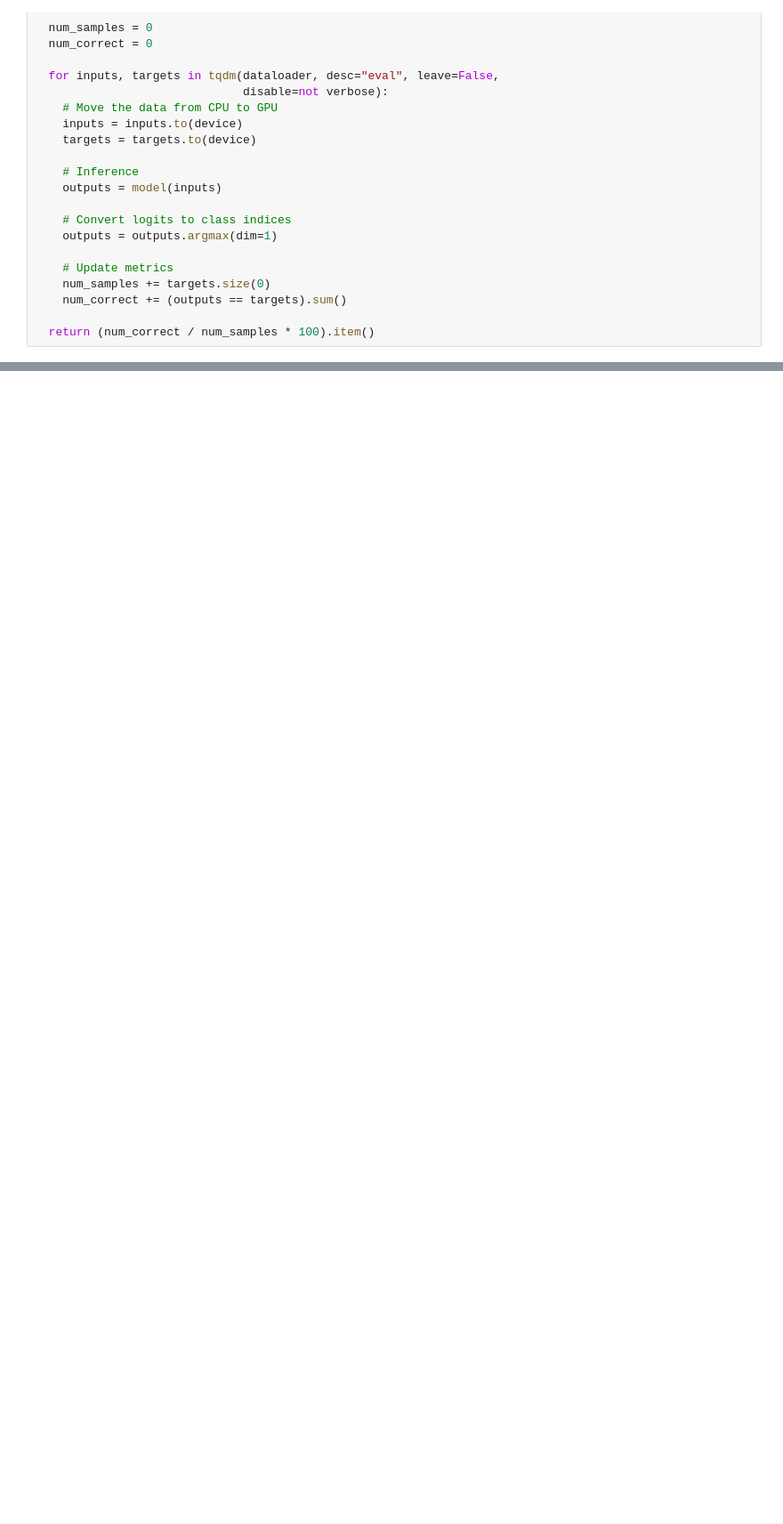
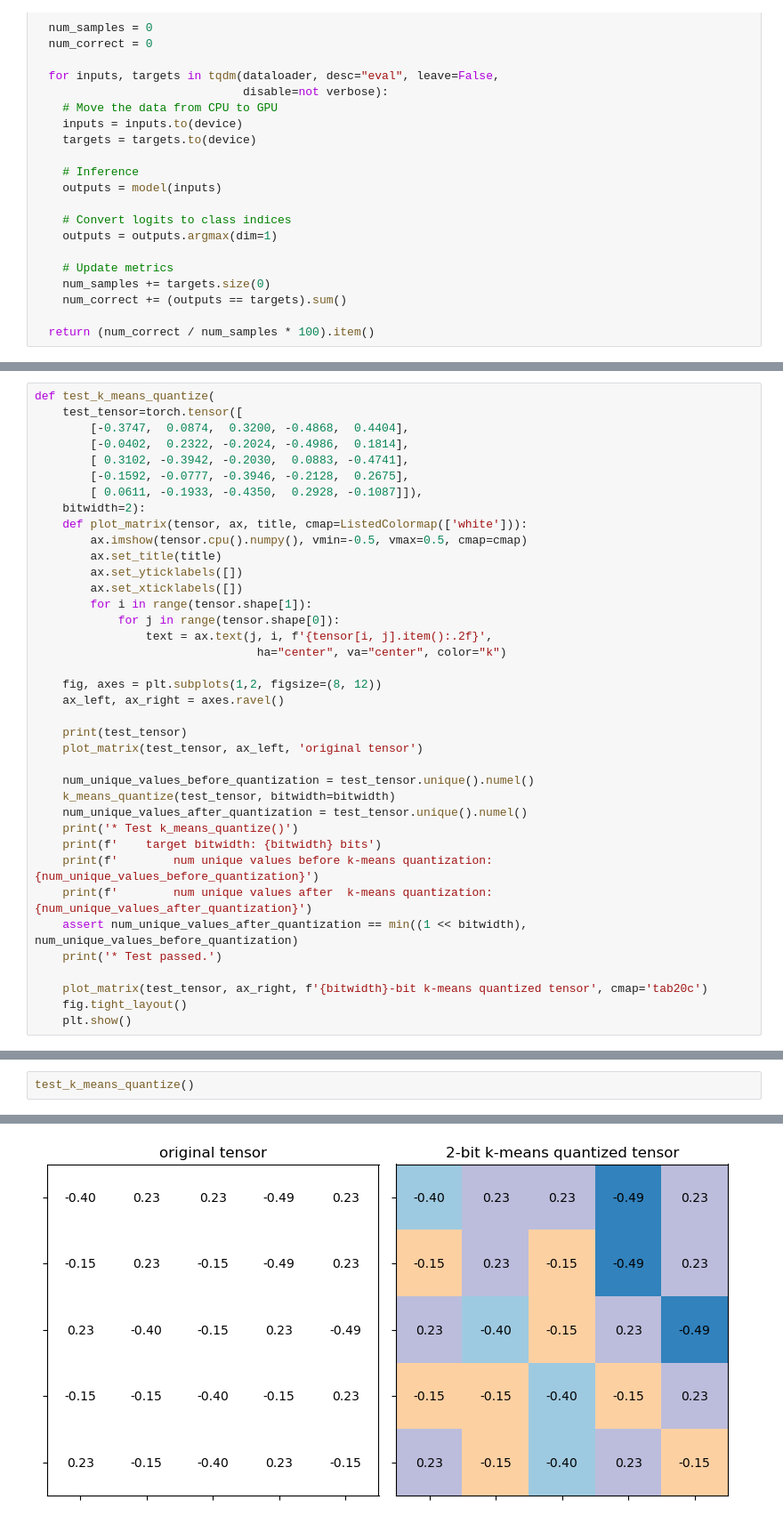
Before and after one commit to lood339/eml, a Jupyter notebook: notebook/Lab2.ipynb, the cells around one changed output, grey strips where cells are left out. Shown at 89% size. Saved outputs shown, nothing was run; the diff lists cells and outputs as text; blank space fills up the shorter version.

Commit message:
update k-mean

```diff
--- a/notebook/Lab2.ipynb
+++ b/notebook/Lab2.ipynb
@@ -166,3 +176,41 @@ Byte = 8
 KiB = 1024 * Byte
 MiB = 1024 * KiB
 GiB = 1024 * MiB
+# %%
+def test_k_means_quantize(
+    test_tensor=torch.tensor([
+        [-0.3747,  0.0874,  0.3200, -0.4868,  0.4404],
+        [-0.0402,  0.2322, -0.2024, -0.4986,  0.1814],
+        [ 0.3102, -0.3942, -0.2030,  0.0883, -0.4741],
+        [-0.1592, -0.0777, -0.3946, -0.2128,  0.2675],
+        [ 0.0611, -0.1933, -0.4350,  0.2928, -0.1087]]),
+    bitwidth=2):
+    def plot_matrix(tensor, ax, title, cmap=ListedColormap(['white'])):
+        ax.imshow(tensor.cpu().numpy(), vmin=-0.5, vmax=0.5, cmap=cmap)
+        ax.set_title(title)
+        ax.set_yticklabels([])
+        ax.set_xticklabels([])
+        for i in range(tensor.shape[1]):
+            for j in range(tensor.shape[0]):
+                text = ax.text(j, i, f'{tensor[i, j].item():.2f}',
+                                ha="center", va="center", color="k")
+
+    fig, axes = plt.subplots(1,2, figsize=(8, 12))
+    ax_left, ax_right = axes.ravel()
+
+    print(test_tensor)
+    plot_matrix(test_tensor, ax_left, 'original tensor')
+
+    num_unique_values_before_quantization = test_tensor.unique().numel()
+    k_means_quantize(test_tensor, bitwidth=bitwidth)
+    num_unique_values_after_quantization = test_tensor.unique().numel()
+    print('* Test k_means_quantize()')
+    print(f'    target bitwidth: {bitwidth} bits')
+    print(f'        num unique values before k-means quantization: {num_unique_values_before_quantization}')
+    print(f'        num unique values after  k-means quantization: {num_unique_values_after_quantization}')
+    assert num_unique_values_after_quantization == min((1 << bitwidth), num_unique_values_before_quantization)
+    print('* Test passed.')
+
+    plot_matrix(test_tensor, ax_right, f'{bitwidth}-bit k-means quantized tensor', cmap='tab20c')
+    fig.tight_layout()
+    plt.show()
@@ -168,0 +465,3 @@ GiB = 1024 * MiB
+# %%
+test_k_means_quantize()
+# %% [output]
@@ -168,0 +478 @@ GiB = 1024 * MiB
+[figure, added]
```
Also changed, not shown: parts of 23 cells of this notebook.
